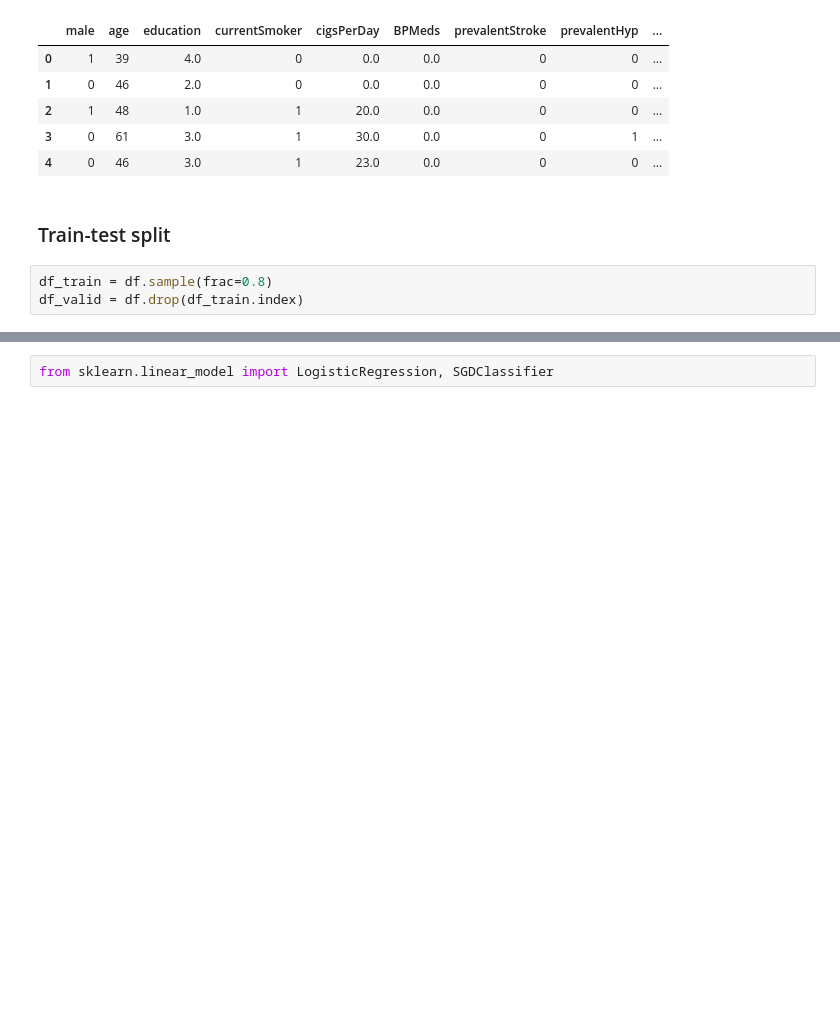
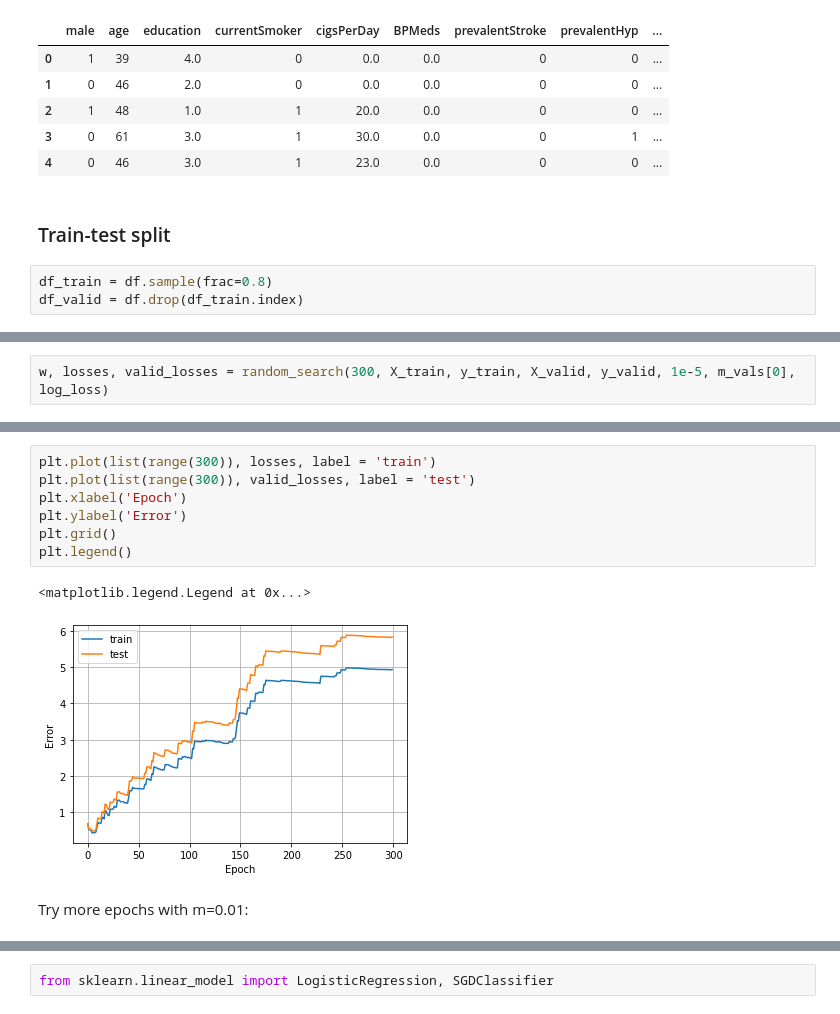
Before and after one commit to msorins/OptoML_course_proj, a Jupyter notebook: classification_zo.ipynb, the cells around one changed output, grey strips where cells are left out. Cells and saved outputs as stored; diff of their text form; blank space fills up the shorter version.

```diff
--- a/classification_zo.ipynb
+++ b/classification_zo.ipynb
@@ -52,0 +126,2 @@ X_train.shape
+# %%
+w, losses, valid_losses = random_search(300, X_train, y_train, X_valid, y_valid, 1e-5, m_vals[0], log_loss)
@@ -52,0 +146,12 @@ X_train.shape
+# %%
+plt.plot(list(range(300)), losses, label = 'train')
+plt.plot(list(range(300)), valid_losses, label = 'test')
+plt.xlabel('Epoch')
+plt.ylabel('Error')
+plt.grid()
+plt.legend()
+# %% [output]
+<matplotlib.legend.Legend at 0x...>
+[figure, added]
+# %% [markdown]
+Try more epochs with m=0.01:
```
Also changed, not shown: parts of 40 cells of this notebook, 1 other file.
